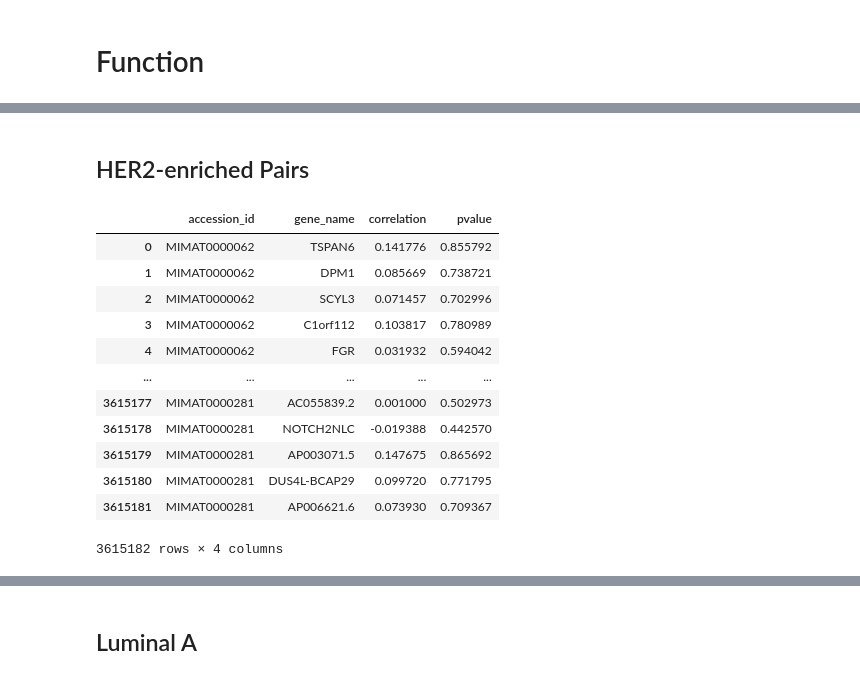
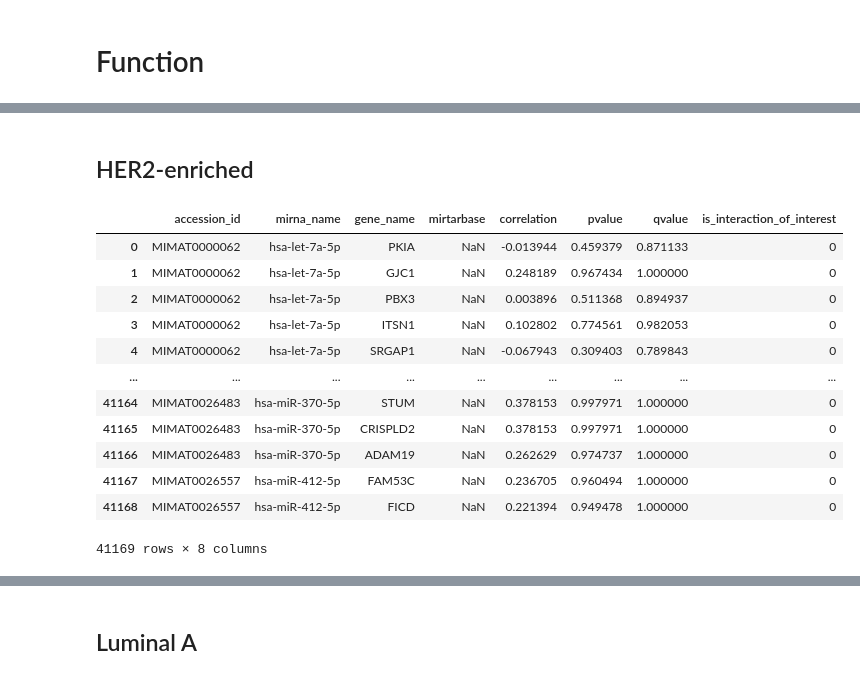
Before and after one commit to MylenaRoberta/pan-cancer-analysis, a Jupyter notebook: notebooks/02_interactions/03_interaction-inference.ipynb, the cells around one changed output, grey strips where cells are left out. Saved outputs shown, nothing was run; the diff lists cells and outputs as text; code cells hidden in the pictures.

```diff
--- a/notebooks/02_interactions/03_interaction-inference.ipynb
+++ b/notebooks/02_interactions/03_interaction-inference.ipynb
@@ -279,3 +330,3 @@ df_results
 # %% [markdown]
-## HER2-enriched Pairs
+## HER2-enriched
 # %%
@@ -284,17 +335,17 @@ df_results = computing_parallel_spearman('HER2-enriched')
-# %%
-# Print the DataFrame of Spearman results for this cohort
-df_results
-# %% [output]
-|  | accession_id | gene_name | correlation | pvalue |
-| 0 | MIMAT0000062 | TSPAN6 | 0.141776 | 0.855792 |
-| 1 | MIMAT0000062 | DPM1 | 0.085669 | 0.738721 |
-| 2 | MIMAT0000062 | SCYL3 | 0.071457 | 0.702996 |
-| 3 | MIMAT0000062 | C1orf112 | 0.103817 | 0.780989 |
-| 4 | MIMAT0000062 | FGR | 0.031932 | 0.594042 |
-| ... | ... | ... | ... | ... |
-| 3615177 | MIMAT0000281 | AC055839.2 | 0.001000 | 0.502973 |
-| 3615178 | MIMAT0000281 | NOTCH2NLC | -0.019388 | 0.442570 |
-| 3615179 | MIMAT0000281 | AP003071.5 | 0.147675 | 0.865692 |
-| 3615180 | MIMAT0000281 | DUS4L-BCAP29 | 0.099720 | 0.771795 |
-| 3615181 | MIMAT0000281 | AP006621.6 | 0.073930 | 0.709367 |
-3615182 rows × 4 columns
+# %%
+# Print the inferred interactions associated with this group
+inferred_interactions
+# %% [output]
+|  | accession_id | mirna_name | gene_name | mirtarbase | correlation | pvalue | qvalue | is_interaction_of_interest |
+| 0 | MIMAT0000062 | hsa-let-7a-5p | PKIA | NaN | -0.013944 | 0.459379 | 0.871133 | 0 |
+| 1 | MIMAT0000062 | hsa-let-7a-5p | GJC1 | NaN | 0.248189 | 0.967434 | 1.000000 | 0 |
+| 2 | MIMAT0000062 | hsa-let-7a-5p | PBX3 | NaN | 0.003896 | 0.511368 | 0.894937 | 0 |
+| 3 | MIMAT0000062 | hsa-let-7a-5p | ITSN1 | NaN | 0.102802 | 0.774561 | 0.982053 | 0 |
+| 4 | MIMAT0000062 | hsa-let-7a-5p | SRGAP1 | NaN | -0.067943 | 0.309403 | 0.789843 | 0 |
+| ... | ... | ... | ... | ... | ... | ... | ... | ... |
+| 41164 | MIMAT0026483 | hsa-miR-370-5p | STUM | NaN | 0.378153 | 0.997971 | 1.000000 | 0 |
+| 41165 | MIMAT0026483 | hsa-miR-370-5p | CRISPLD2 | NaN | 0.378153 | 0.997971 | 1.000000 | 0 |
+| 41166 | MIMAT0026483 | hsa-miR-370-5p | ADAM19 | NaN | 0.262629 | 0.974737 | 1.000000 | 0 |
+| 41167 | MIMAT0026557 | hsa-miR-412-5p | FAM53C | NaN | 0.236705 | 0.960494 | 1.000000 | 0 |
+| 41168 | MIMAT0026557 | hsa-miR-412-5p | FICD | NaN | 0.221394 | 0.949478 | 1.000000 | 0 |
+41169 rows × 8 columns
```
Also changed, not shown: parts of 47 cells of this notebook, 7 other files.
